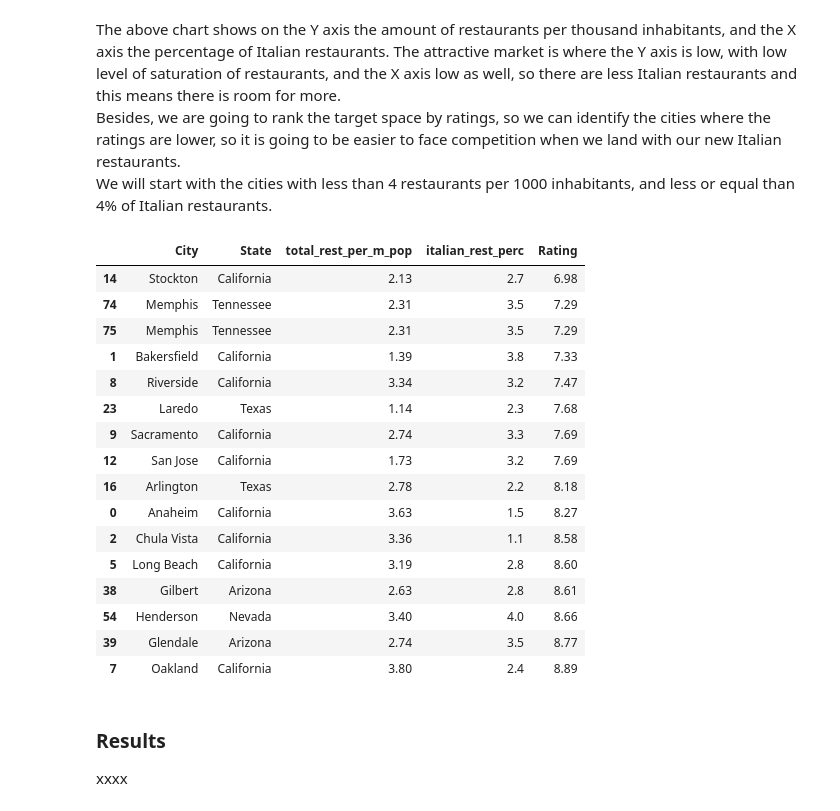
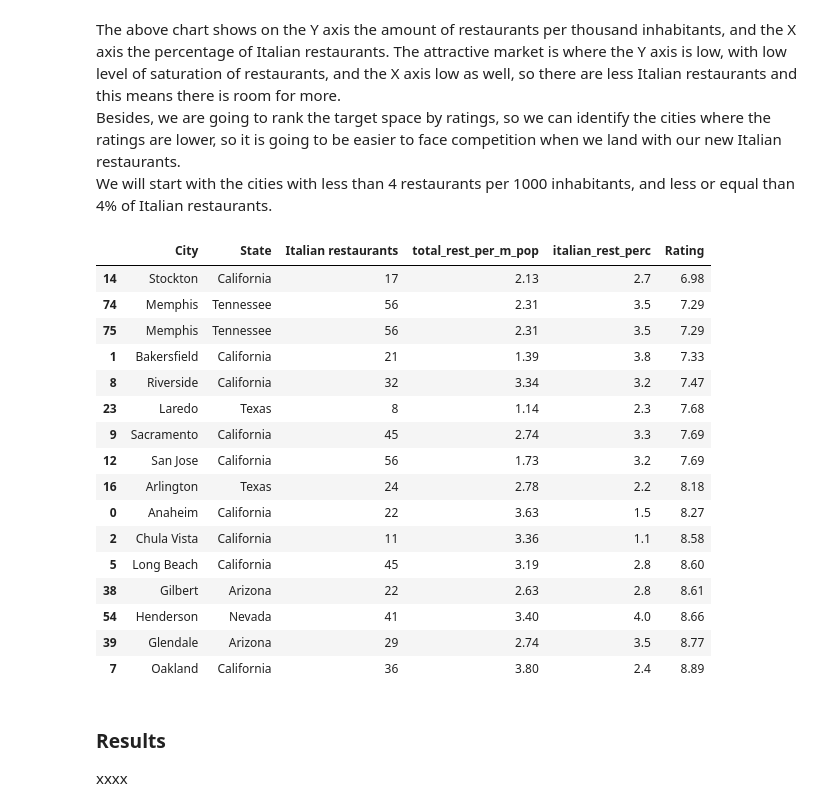
Before and after one commit to idejuan/data_science, a Jupyter notebook: Final_Project_DSPC_w02.ipynb, the cells around one changed output. Cells and saved outputs as stored; diff of their text form; code cells hidden in the pictures.

```diff
--- a/Final_Project_DSPC_w02.ipynb
+++ b/Final_Project_DSPC_w02.ipynb
@@ -680,6 +683,7 @@ df_cities['italian_rest_perc'] = round(df_cities['Italian restaurants']/df_citie
 df_cities
 df_cities['italian_rest_per_m_pop']=round(df_cities['Italian restaurants']/(df_cities['Population']*1000),2)
 df_cities['total_rest_per_m_pop']=round(df_cities['Total restaurants']/(df_cities['Population']*1000),2)
+df_cities['Other restaurants'] = df_cities['Total restaurants'] - df_cities['Italian restaurants']
 # %%
 df_cities.head()
 # %% [output]
@@ -868,25 +876,25 @@ Besides, we are going to rank the target space by ratings, so we can identify th
 We will start with the cities with less than 4 restaurants per 1000 inhabitants, and less or equal than 4% of Italian restaurants.
 # %%
 #df.loc[(df['Salary_in_1000']>=100) & (df['Age']< 60) & (df['FT_Team'].str.startswith('S')),['Name','FT_Team']]
-df_cities.loc[(df_cities['total_rest_per_m_pop'] < 4)  & (df_cities['italian_rest_perc'] <= 4),['City','State','total_rest_per_m_pop','italian_rest_perc','Rating']].sort_values(by = 'Rating')
+df_cities.loc[(df_cities['total_rest_per_m_pop'] < 4)  & (df_cities['italian_rest_perc'] <= 4),['City','State','Italian restaurants','total_rest_per_m_pop','italian_rest_perc','Rating']].sort_values(by = 'Rating')
 # %% [output]
-|  | City | State | total_rest_per_m_pop | italian_rest_perc | Rating |
-| 14 | Stockton | California | 2.13 | 2.7 | 6.98 |
-| 74 | Memphis | Tennessee | 2.31 | 3.5 | 7.29 |
-| 75 | Memphis | Tennessee | 2.31 | 3.5 | 7.29 |
-| 1 | Bakersfield | California | 1.39 | 3.8 | 7.33 |
-| 8 | Riverside | California | 3.34 | 3.2 | 7.47 |
-| 23 | Laredo | Texas | 1.14 | 2.3 | 7.68 |
-| 9 | Sacramento | California | 2.74 | 3.3 | 7.69 |
-| 12 | San Jose | California | 1.73 | 3.2 | 7.69 |
-| 16 | Arlington | Texas | 2.78 | 2.2 | 8.18 |
-| 0 | Anaheim | California | 3.63 | 1.5 | 8.27 |
-| 2 | Chula Vista | California | 3.36 | 1.1 | 8.58 |
-| 5 | Long Beach | California | 3.19 | 2.8 | 8.60 |
-| 38 | Gilbert | Arizona | 2.63 | 2.8 | 8.61 |
-| 54 | Henderson | Nevada | 3.40 | 4.0 | 8.66 |
-| 39 | Glendale | Arizona | 2.74 | 3.5 | 8.77 |
-| 7 | Oakland | California | 3.80 | 2.4 | 8.89 |
+|  | City | State | Italian restaurants | total_rest_per_m_pop | italian_rest_perc | Rating |
+| 14 | Stockton | California | 17 | 2.13 | 2.7 | 6.98 |
+| 74 | Memphis | Tennessee | 56 | 2.31 | 3.5 | 7.29 |
+| 75 | Memphis | Tennessee | 56 | 2.31 | 3.5 | 7.29 |
+| 1 | Bakersfield | California | 21 | 1.39 | 3.8 | 7.33 |
+| 8 | Riverside | California | 32 | 3.34 | 3.2 | 7.47 |
+| 23 | Laredo | Texas | 8 | 1.14 | 2.3 | 7.68 |
+| 9 | Sacramento | California | 45 | 2.74 | 3.3 | 7.69 |
+| 12 | San Jose | California | 56 | 1.73 | 3.2 | 7.69 |
+| 16 | Arlington | Texas | 24 | 2.78 | 2.2 | 8.18 |
+| 0 | Anaheim | California | 22 | 3.63 | 1.5 | 8.27 |
+| 2 | Chula Vista | California | 11 | 3.36 | 1.1 | 8.58 |
+| 5 | Long Beach | California | 45 | 3.19 | 2.8 | 8.60 |
+| 38 | Gilbert | Arizona | 22 | 2.63 | 2.8 | 8.61 |
+| 54 | Henderson | Nevada | 41 | 3.40 | 4.0 | 8.66 |
+| 39 | Glendale | Arizona | 29 | 2.74 | 3.5 | 8.77 |
+| 7 | Oakland | California | 36 | 3.80 | 2.4 | 8.89 |
 # %% [markdown]
 ### Results
 
```
Also changed, not shown: parts of 13 cells of this notebook.
